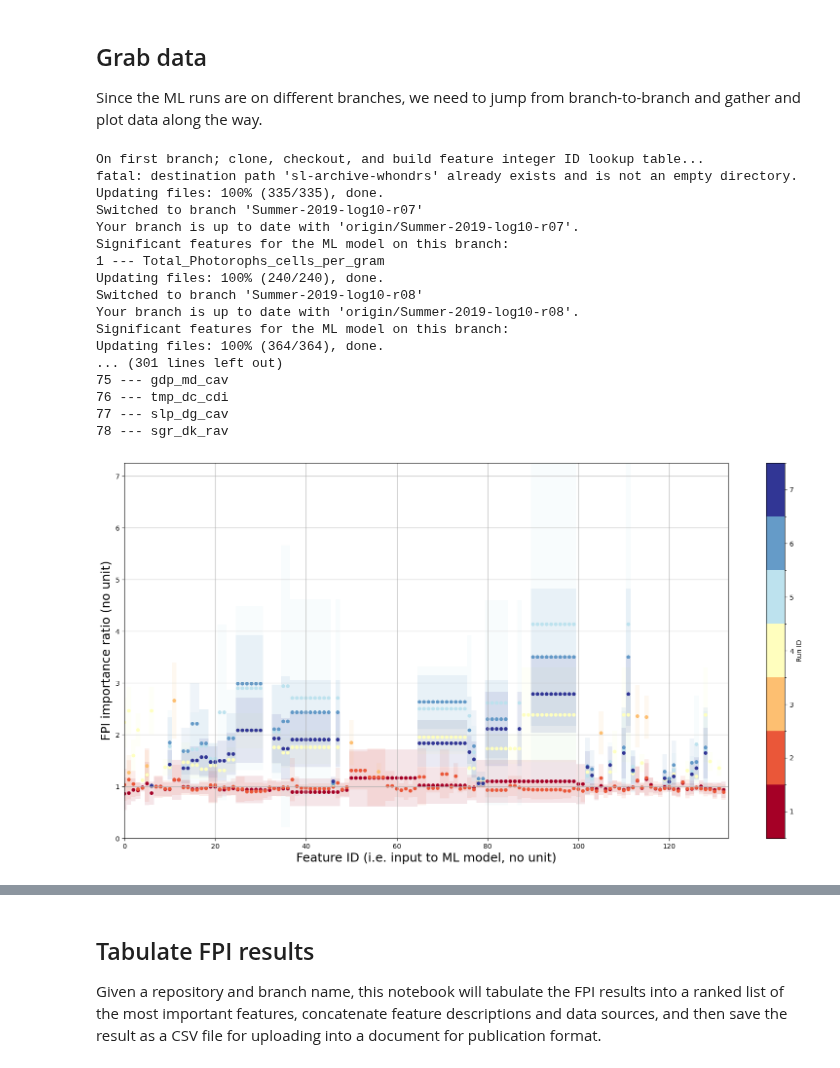
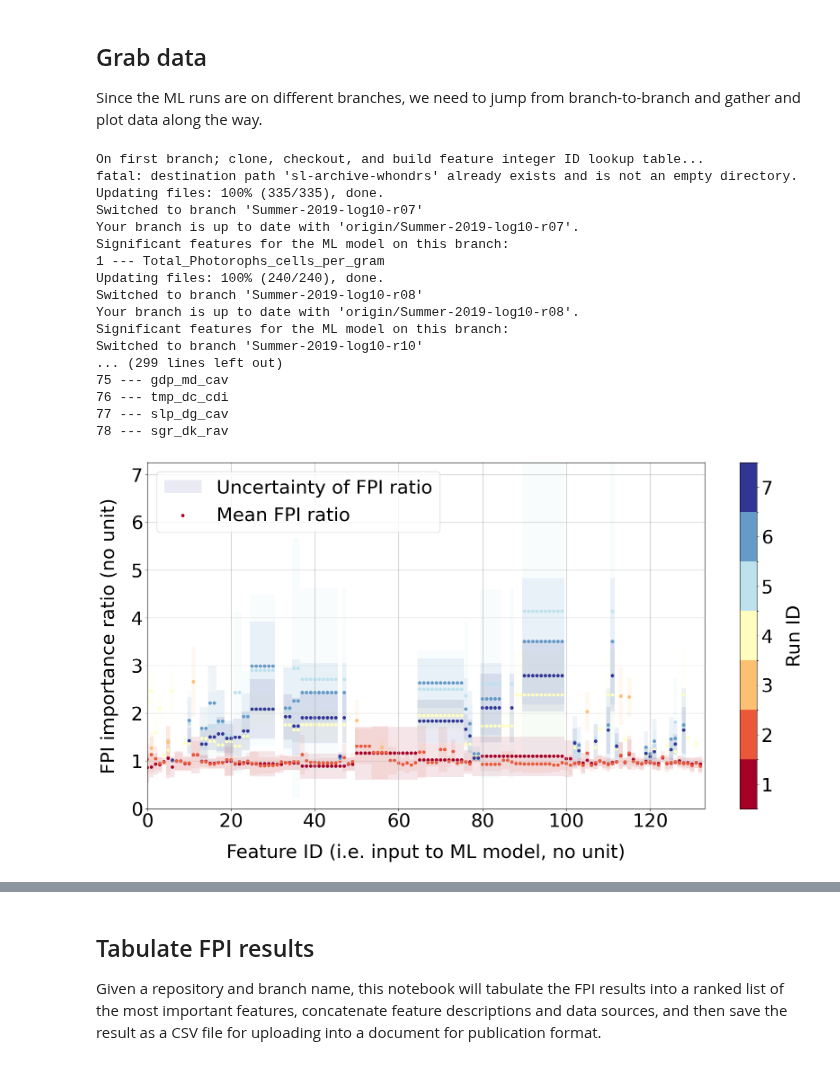
Before and after one commit to parallelworks/sl-archive-whondrs, a Jupyter notebook: examples/fig04-05-06-ML-results.ipynb, the cells around one changed output, grey strips where cells are left out. Cells and saved outputs as stored; diff of their text form; code cells hidden in the pictures.

```diff
--- a/examples/fig04-05-06-ML-results.ipynb
+++ b/examples/fig04-05-06-ML-results.ipynb
@@ -53,6 +53,18 @@ def load_and_filter_fpi(filename):
 
     # Done
     return output
+
+# Set all font sizes in the plots
+font = {'family' : 'sans',
+        'style'  : 'normal',
+        'weight' : 'normal',
+        'size'   : 30}
+
+mpl.rc('font', **font)
+
+#===================================
+#mpl.rcParams.update({'font.size': 24})
+#mpl.rcParams.update({'font.style': 'normal'})
 # %% [markdown]
 ## Grab data
 
@@ -136,9 +148,9 @@ bounds = np.add(ticks,0.5)
 norm = mpl.colors.BoundaryNorm(bounds, cmap.N) #, extend='Both')
 
 # Set up colorbar
-fig.colorbar(mpl.cm.ScalarMappable(norm=norm, cmap=cmap),
-             ax=ax, orientation='vertical', label='Run ID', ticks=ticks)
-
+cbar_handle = fig.colorbar(mpl.cm.ScalarMappable(norm=norm, cmap=cmap),
+             ax=ax, orientation='vertical', ticks=ticks) #, label='Run ID', labelpad=20)
+cbar_handle.set_label('Run ID', labelpad=20)
 # Keep track of the number of features discovered as branches are loaded
 num_features = 0
 
@@ -335,39 +347,39 @@ for ll,branch in enumerate(list_branches):
     #    predict_all_hist.append([predict_all_hist,tmp_df],ignore_index=True)
 
 # Done with looping over branches
 
 # Scatter color plot the means
 # Note that I need to scale the color data manually so it matches
 # the colormap I set above.
-ax.scatter(scatter_id,scatter_mean,s=scatter_size,c=cmap((np.array(scatter_color, dtype='float32') - 1)/(len(list_branches) - 1)))
+dot_handle = ax.scatter(scatter_id,scatter_mean,s=scatter_size,c=cmap((np.array(scatter_color, dtype='float32') - 1)/(len(list_branches) - 1)))
 
 ax.grid()
-
+ax.legend([rect,dot_handle],["Uncertainty of FPI ratio","Mean FPI ratio"], prop=font)
 plt.xlim(0,len(feature_id_name_dict))
 plt.ylim(0,fpi_max)
 
-plt.xlabel('Feature ID (i.e. input to ML model, no unit)', fontsize=18)
-plt.ylabel('FPI importance ratio (no unit)', fontsize=18)
+plt.xlabel('Feature ID (i.e. input to ML model, no unit)', labelpad=20) #, fontsize=18)
+plt.ylabel('FPI importance ratio (no unit)', labelpad=20) #, fontsize=18)
 
 plt.savefig('fig06-FPI-summary.pdf')
 # %% [output]
 On first branch; clone, checkout, and build feature integer ID lookup table...
 fatal: destination path 'sl-archive-whondrs' already exists and is not an empty directory.
 Updating files: 100% (335/335), done.
 Switched to branch 'Summer-2019-log10-r07'
 Your branch is up to date with 'origin/Summer-2019-log10-r07'.
 Significant features for the ML model on this branch:
 1 --- Total_Photorophs_cells_per_gram
 Updating files: 100% (240/240), done.
 Switched to branch 'Summer-2019-log10-r08'
 Your branch is up to date with 'origin/Summer-2019-log10-r08'.
 Significant features for the ML model on this branch:
-Updating files: 100% (364/364), done.
-... (301 lines left out)
+Switched to branch 'Summer-2019-log10-r10'
+... (299 lines left out)
 75 --- gdp_md_cav
 76 --- tmp_dc_cdi
 77 --- slp_dg_cav
 78 --- sgr_dk_rav
-[figure, old version]
+[figure, new version]
 # %%
 # Set up side-by-side plot
```
Also changed, not shown: parts of 3 cells of this notebook, 2 other files.
